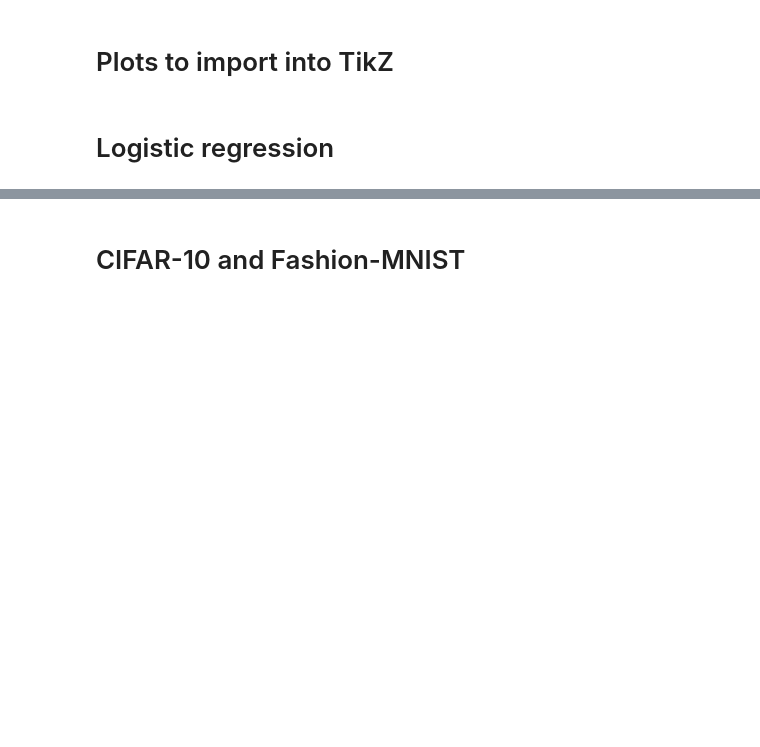
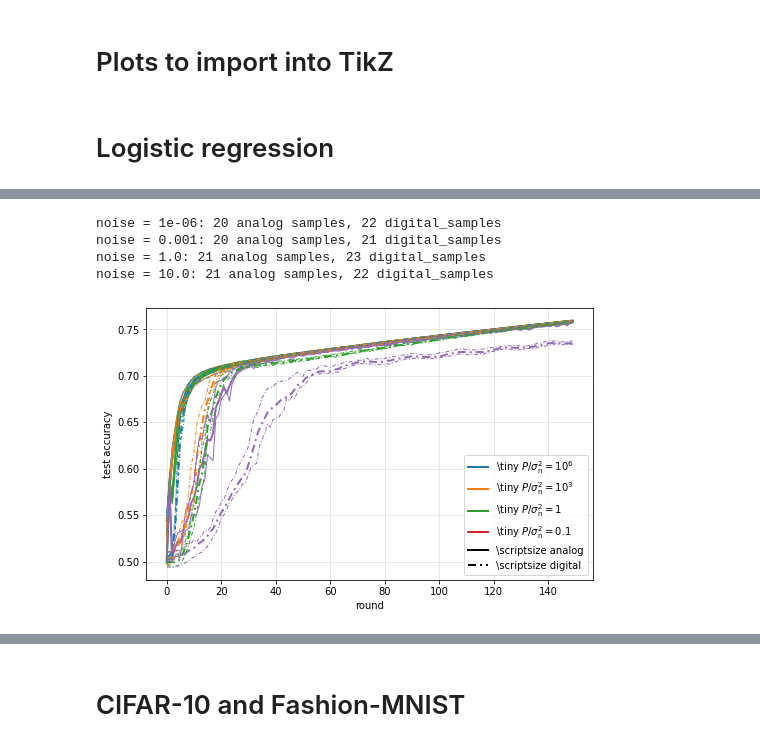
Before and after one commit to czlee/kyanite, a Jupyter notebook: tikz-plots.ipynb, the cells around one changed output, grey strips where cells are left out. Saved outputs shown, nothing was run; the diff lists cells and outputs as text; code cells hidden in the pictures; blank space fills up the shorter version.

```diff
--- a/tikz-plots.ipynb
+++ b/tikz-plots.ipynb
@@ -127,3 +129,20 @@ noise = 10.0: 21 analog samples, 12 digital_samples
+# %%
+all_specs = get_comparison_specs(5, 'deltas', 'read-zero', [1e-6, 1e-3, 1, 10])
+plot_comparison('accuracy', analog_path, digital_path, *all_specs, linewidth=2, plot_quartiles=True)
+modify_for_tikz()
+
+# extra hack: make the noise=100 line a different color, so colors match in all four plots
+for child in plt.gca().get_children():
+    if hasattr(child, 'get_color') and child.get_color() == '#d62728':
+        child.set_color('C4')
+
+tikzplotlib.save(figures_dir / "epsilon-n5-detail.tikz")
+# %% [output]
+noise = 1e-06: 20 analog samples, 22 digital_samples
+noise = 0.001: 20 analog samples, 21 digital_samples
+noise = 1.0: 21 analog samples, 23 digital_samples
+noise = 10.0: 21 analog samples, 22 digital_samples
+[figure, added]
 # %%
 all_specs = get_comparison_specs(20, 'deltas', 'read-zero', [1e-6, 1e-3, 1, 100])
 plot_comparison('accuracy', analog_path, digital_path, *all_specs, linewidth=2)
```
Also changed, not shown: parts of 10 cells of this notebook, 2 other files.
